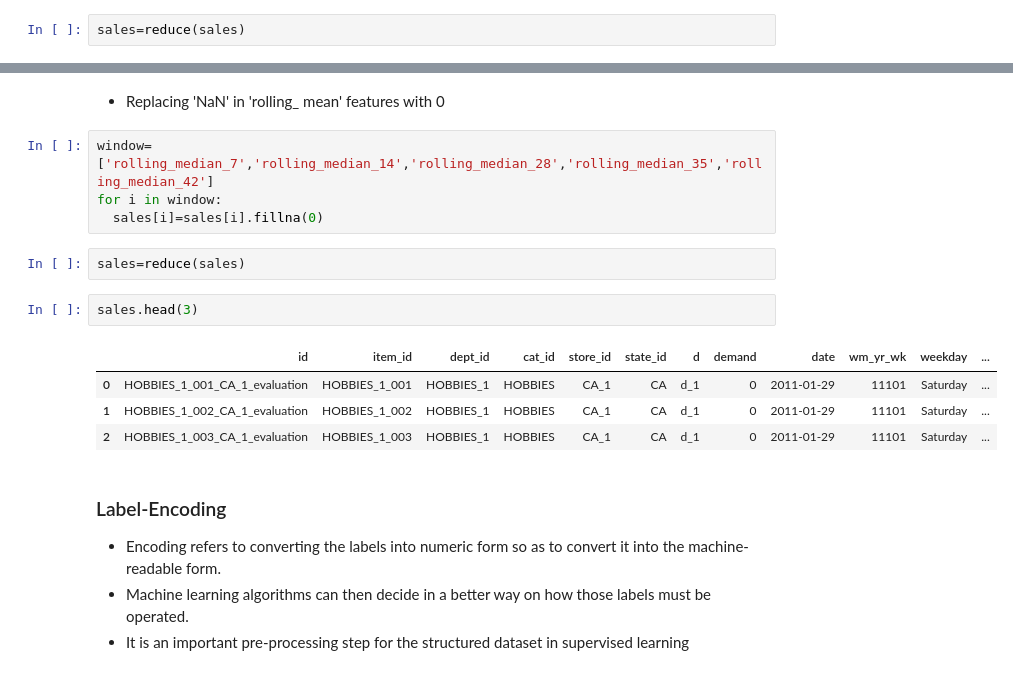
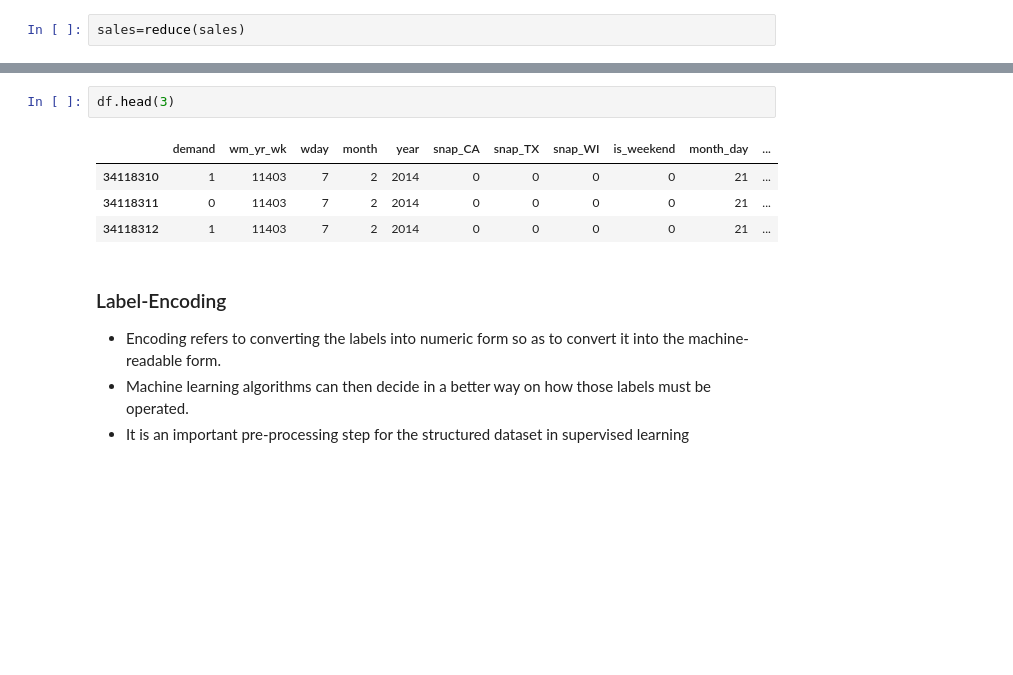
Before and after one commit to thinnguyenqb/KHDLUD-Nhom05, a Jupyter notebook: Report.ipynb, the cells around one changed output, grey strips where cells are left out. Cells and saved outputs as stored; diff of their text form; blank space fills up the shorter version.

```diff
--- a/Report.ipynb
+++ b/Report.ipynb
@@ -391,18 +423,10 @@ for i in tqdm(window):
-# %% [markdown]
-- Replacing 'NaN' in 'rolling_ mean' features with 0
-# %%
-window=['rolling_median_7','rolling_median_14','rolling_median_28','rolling_median_35','rolling_median_42']
-for i in window:
-  sales[i]=sales[i].fillna(0)
-# %%
-sales=reduce(sales)
 # %%
-sales.head(3)
+df.head(3)
 # %% [output]
-|  | id | item_id | dept_id | cat_id | store_id | state_id | d | demand | date | wm_yr_wk | weekday | ... |
-| 0 | HOBBIES_1_001_CA_1_evaluation | HOBBIES_1_001 | HOBBIES_1 | HOBBIES | CA_1 | CA | d_1 | 0 | 2011-01-29 | 11101 | Saturday | ... |
-| 1 | HOBBIES_1_002_CA_1_evaluation | HOBBIES_1_002 | HOBBIES_1 | HOBBIES | CA_1 | CA | d_1 | 0 | 2011-01-29 | 11101 | Saturday | ... |
-| 2 | HOBBIES_1_003_CA_1_evaluation | HOBBIES_1_003 | HOBBIES_1 | HOBBIES | CA_1 | CA | d_1 | 0 | 2011-01-29 | 11101 | Saturday | ... |
+|  | demand | wm_yr_wk | wday | month | year | snap_CA | snap_TX | snap_WI | is_weekend | month_day | ... |
+| 34118310 | 1 | 11403 | 7 | 2 | 2014 | 0 | 0 | 0 | 0 | 21 | ... |
+| 34118311 | 0 | 11403 | 7 | 2 | 2014 | 0 | 0 | 0 | 0 | 21 | ... |
+| 34118312 | 1 | 11403 | 7 | 2 | 2014 | 0 | 0 | 0 | 0 | 21 | ... |
 # %% [markdown]
 ### Label-Encoding
 
```
Also changed, not shown: parts of 50 cells of this notebook.
